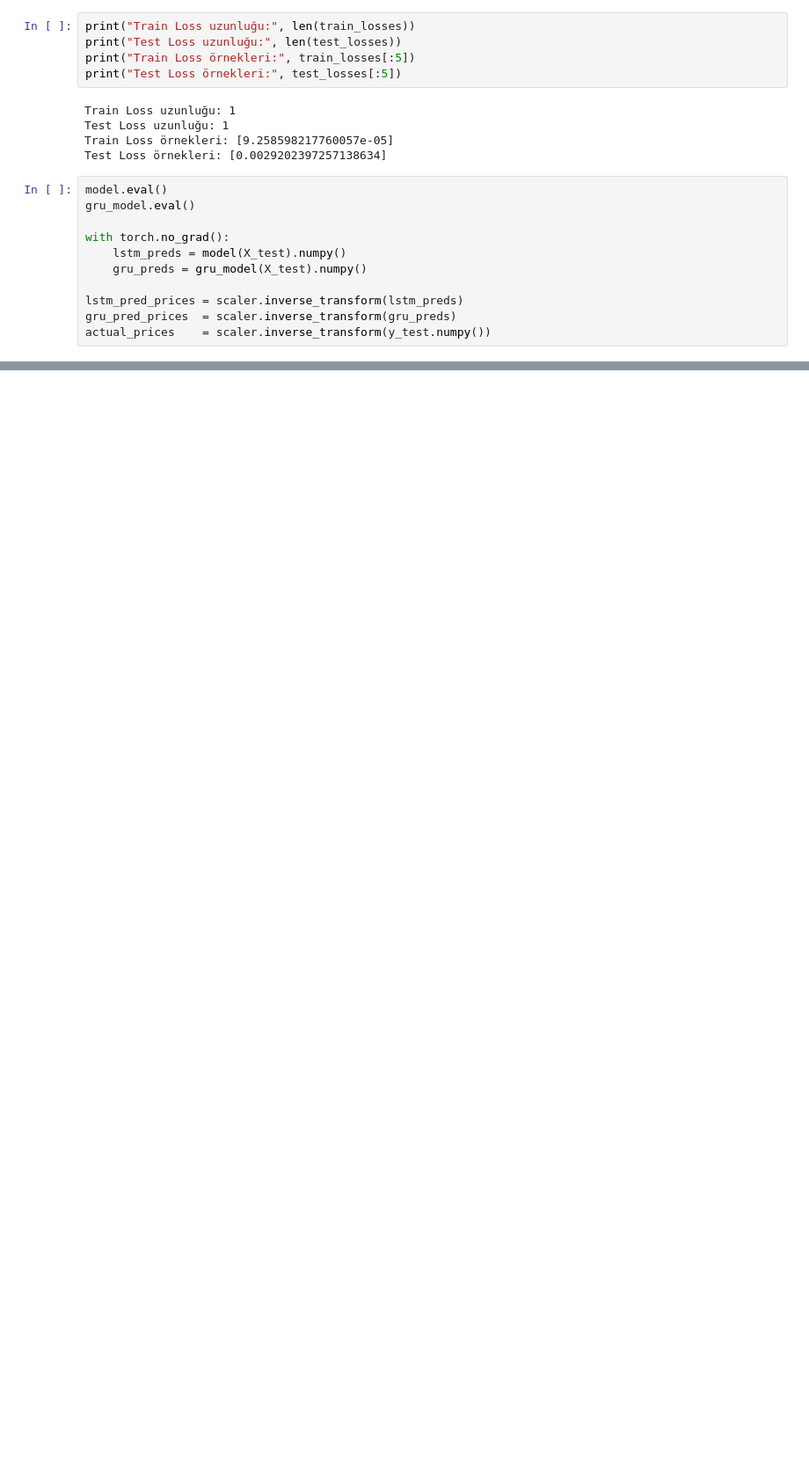
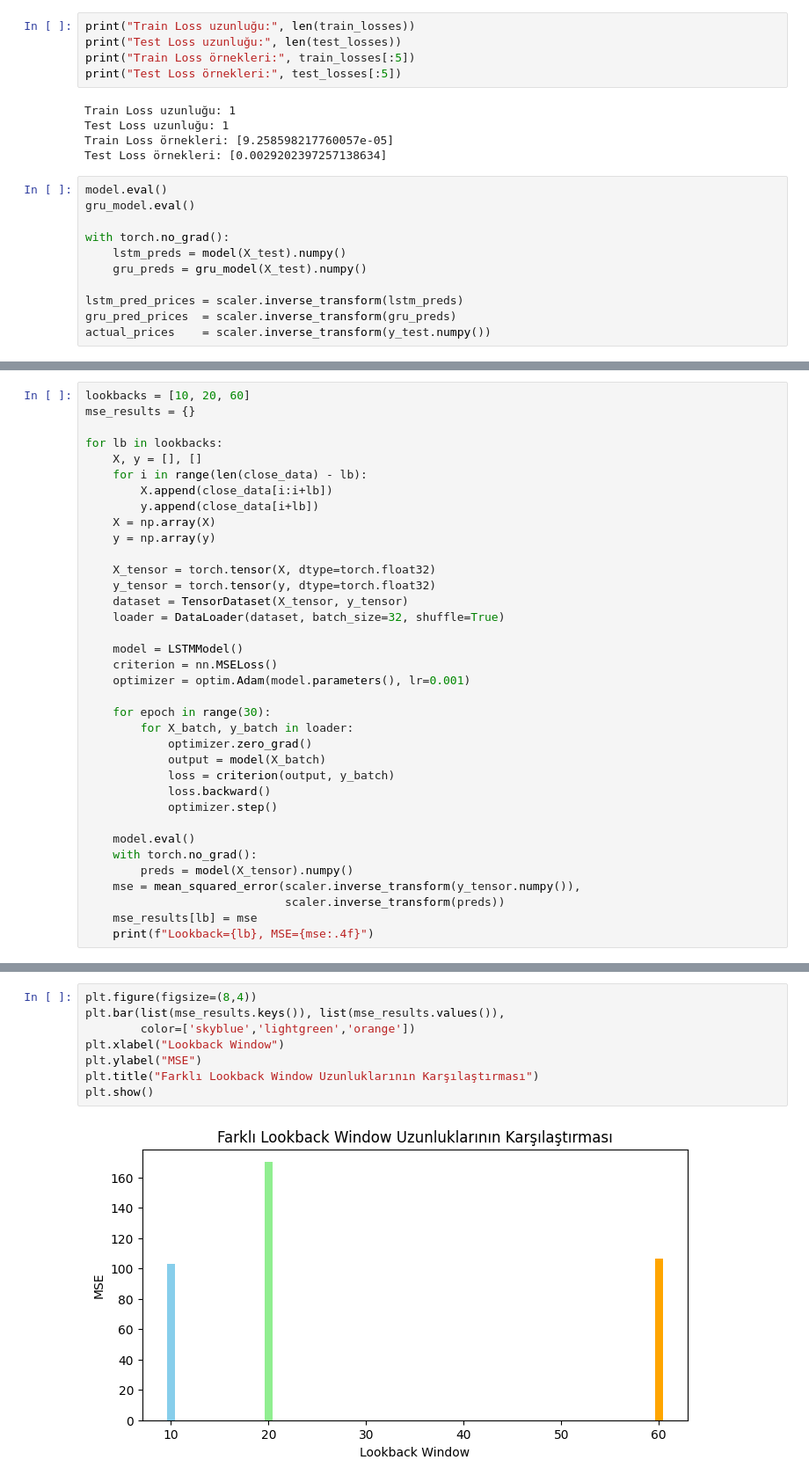
Before and after one commit to sema2817/StockPrice, a Jupyter notebook: StockPrice.ipynb, the cells around one changed output, grey strips where cells are left out. Shown at 88% size. Saved outputs shown, nothing was run; the diff lists cells and outputs as text; blank space fills up the shorter version.

```diff
--- a/StockPrice.ipynb
+++ b/StockPrice.ipynb
@@ -541,0 +561,36 @@ plt.show()
+# %%
+lookbacks = [10, 20, 60]
+mse_results = {}
+
+for lb in lookbacks:
+    X, y = [], []
+    for i in range(len(close_data) - lb):
+        X.append(close_data[i:i+lb])
+        y.append(close_data[i+lb])
+    X = np.array(X)
+    y = np.array(y)
+
+    X_tensor = torch.tensor(X, dtype=torch.float32)
+    y_tensor = torch.tensor(y, dtype=torch.float32)
+    dataset = TensorDataset(X_tensor, y_tensor)
+    loader = DataLoader(dataset, batch_size=32, shuffle=True)
+
+    model = LSTMModel()
+    criterion = nn.MSELoss()
+    optimizer = optim.Adam(model.parameters(), lr=0.001)
+
+    for epoch in range(30):
+        for X_batch, y_batch in loader:
+            optimizer.zero_grad()
+            output = model(X_batch)
+            loss = criterion(output, y_batch)
+            loss.backward()
+            optimizer.step()
+
+    model.eval()
+    with torch.no_grad():
+        preds = model(X_tensor).numpy()
+    mse = mean_squared_error(scaler.inverse_transform(y_tensor.numpy()),
+                             scaler.inverse_transform(preds))
+    mse_results[lb] = mse
+    print(f"Lookback={lb}, MSE={mse:.4f}")
@@ -541,0 +601,10 @@ plt.show()
+# %%
+plt.figure(figsize=(8,4))
+plt.bar(list(mse_results.keys()), list(mse_results.values()),
+        color=['skyblue','lightgreen','orange'])
+plt.xlabel("Lookback Window")
+plt.ylabel("MSE")
+plt.title("Farklı Lookback Window Uzunluklarının Karşılaştırması")
+plt.show()
+# %% [output]
+[figure, added]
```
Also changed, not shown: parts of 6 cells of this notebook.
